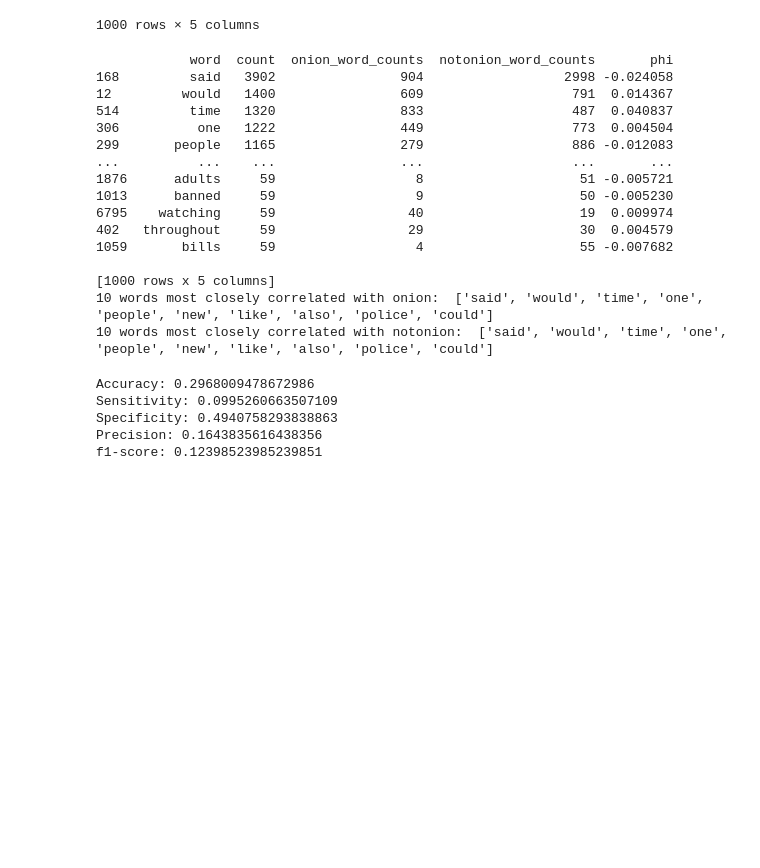
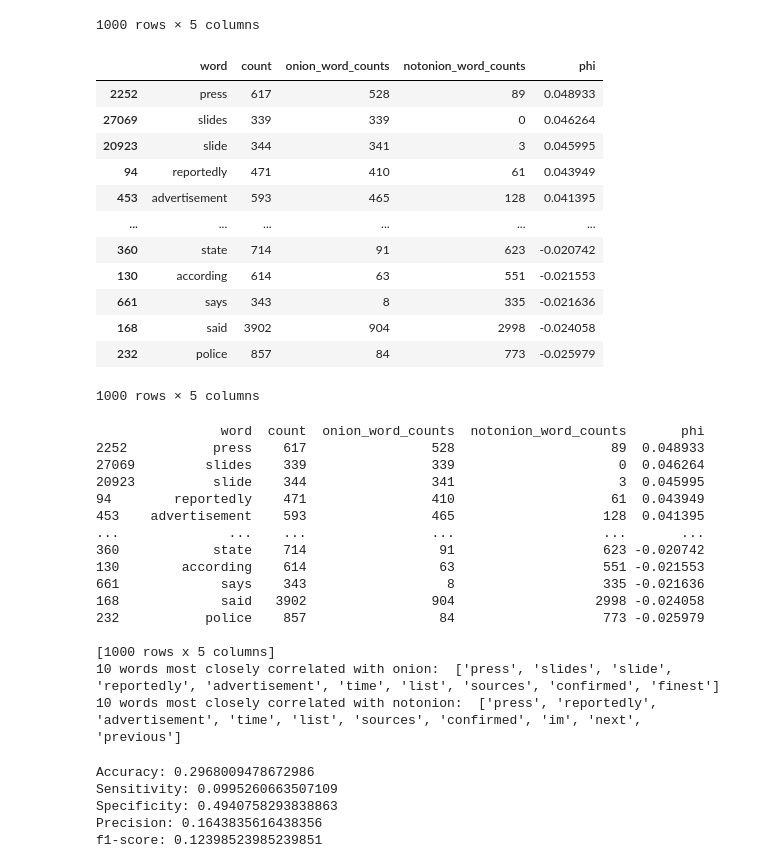
Before and after one commit to fzyang1227/onion-news, a Jupyter notebook: naive_bayes.ipynb, the cells around one changed output. Cells and saved outputs as stored; diff of their text form; code cells hidden in the pictures; blank space fills up the shorter version.

```diff
--- a/naive_bayes.ipynb
+++ b/naive_bayes.ipynb
@@ -175,6 +175,23 @@ df_sorted
 | 402 | throughout | 59 | 29 | 30 | 0.004579 |
 | 1059 | bills | 59 | 4 | 55 | -0.007682 |
 1000 rows × 5 columns
+# %%
+df_sorted = df_sorted.sort_values(by='phi', ascending=False)
+df_sorted
+# %% [output]
+|  | word | count | onion_word_counts | notonion_word_counts | phi |
+| 2252 | press | 617 | 528 | 89 | 0.048933 |
+| 27069 | slides | 339 | 339 | 0 | 0.046264 |
+| 20923 | slide | 344 | 341 | 3 | 0.045995 |
+| 94 | reportedly | 471 | 410 | 61 | 0.043949 |
+| 453 | advertisement | 593 | 465 | 128 | 0.041395 |
+| ... | ... | ... | ... | ... | ... |
+| 360 | state | 714 | 91 | 623 | -0.020742 |
+| 130 | according | 614 | 63 | 551 | -0.021553 |
+| 661 | says | 343 | 8 | 335 | -0.021636 |
+| 168 | said | 3902 | 904 | 2998 | -0.024058 |
+| 232 | police | 857 | 84 | 773 | -0.025979 |
+1000 rows × 5 columns
 # %%
 top_onion_words = df_sorted[df_sorted['onion_word_counts'] > 10].head(10)['word'].values.tolist()
 top_notonion_words = df_sorted[df_sorted['notonion_word_counts'] > 10].head(10)['word'].values.tolist()
@@ -183,22 +200,22 @@ print(df_sorted)
 print('10 words most closely correlated with onion: ', top_onion_words)
 print('10 words most closely correlated with notonion: ', top_notonion_words)
 # %% [output]
-            word  count  onion_word_counts  notonion_word_counts       phi
-168         said   3902                904                  2998 -0.024058
-12         would   1400                609                   791  0.014367
-514         time   1320                833                   487  0.040837
-306          one   1222                449                   773  0.004504
-299       people   1165                279                   886 -0.012083
-...          ...    ...                ...                   ...       ...
-1876      adults     59                  8                    51 -0.005721
-1013      banned     59                  9                    50 -0.005230
-6795    watching     59                 40                    19  0.009974
-402   throughout     59                 29                    30  0.004579
-1059       bills     59                  4                    55 -0.007682
+                word  count  onion_word_counts  notonion_word_counts       phi
+2252           press    617                528                    89  0.048933
+27069         slides    339                339                     0  0.046264
+20923          slide    344                341                     3  0.045995
+94        reportedly    471                410                    61  0.043949
+453    advertisement    593                465                   128  0.041395
+...              ...    ...                ...                   ...       ...
+360            state    714                 91                   623 -0.020742
+130        according    614                 63                   551 -0.021553
+661             says    343                  8                   335 -0.021636
+168             said   3902                904                  2998 -0.024058
+232           police    857                 84                   773 -0.025979
 
 [1000 rows x 5 columns]
-10 words most closely correlated with onion:  ['said', 'would', 'time', 'one', 'people', 'new', 'like', 'also', 'police', 'could']
-10 words most closely correlated with notonion:  ['said', 'would', 'time', 'one', 'people', 'new', 'like', 'also', 'police', 'could']
+10 words most closely correlated with onion:  ['press', 'slides', 'slide', 'reportedly', 'advertisement', 'time', 'list', 'sources', 'confirmed', 'finest']
+10 words most closely correlated with notonion:  ['press', 'reportedly', 'advertisement', 'time', 'list', 'sources', 'confirmed', 'im', 'next', 'previous']
 # %%
 def predict_speaker(article):
     '''
```
Also changed, not shown: parts of 1 cell of this notebook.
